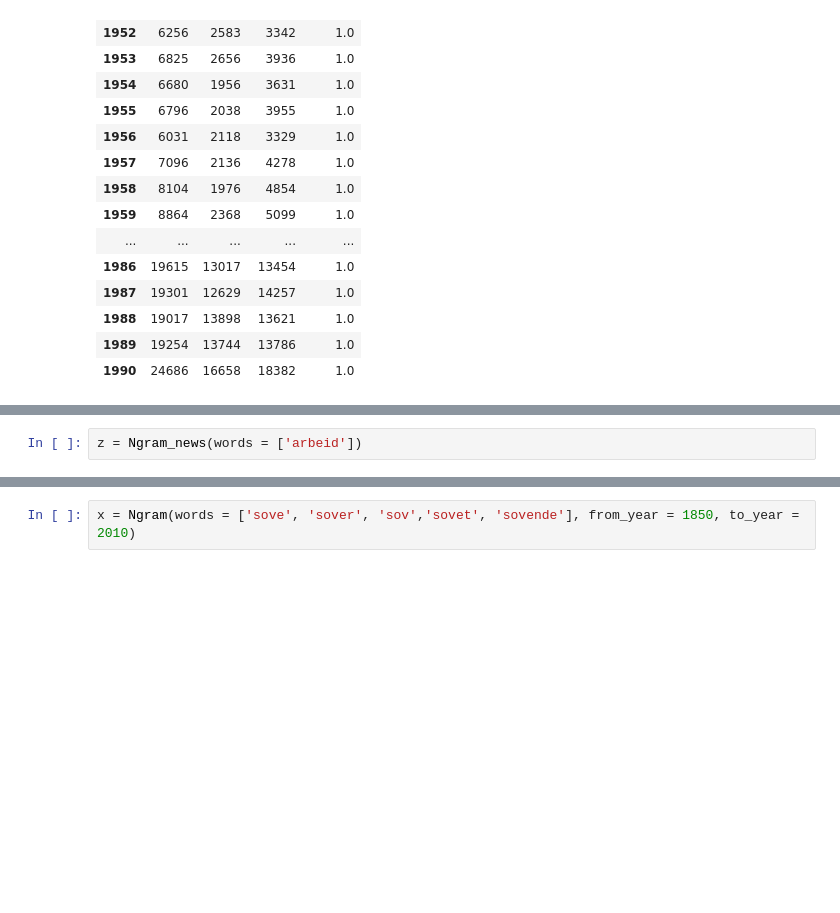
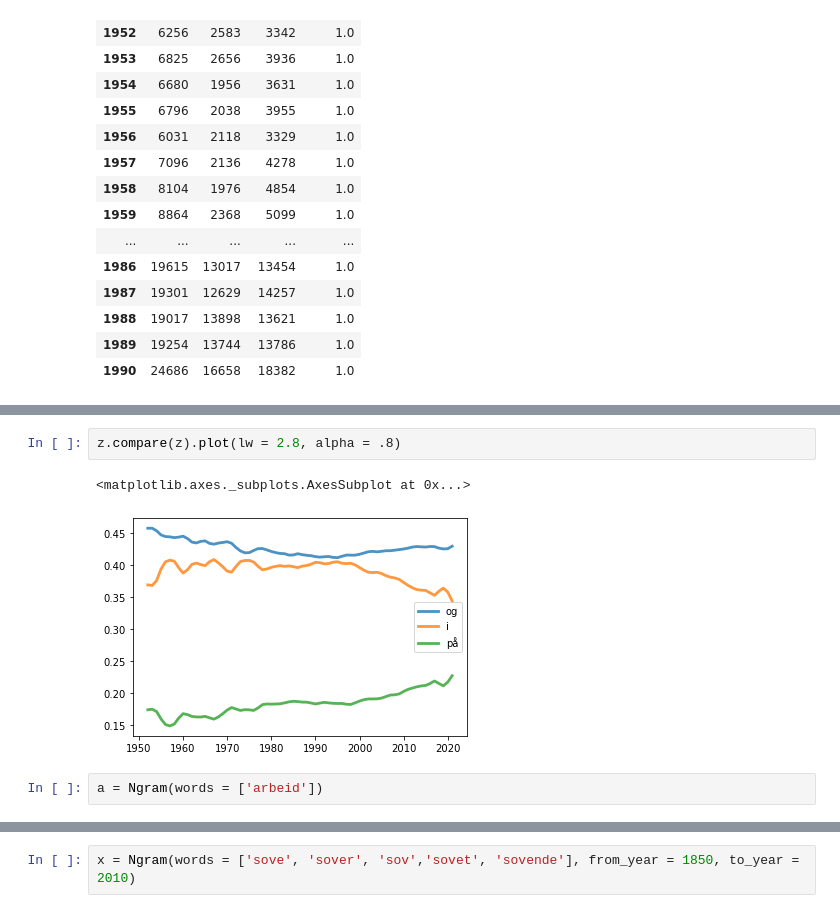
Before and after one commit to Yoonsen/Demo, a Jupyter notebook: Untitled.ipynb, the cells around one changed output, grey strips where cells are left out. Drawn from its saved outputs; the diff is of its cells as text; blank space fills up the shorter version.

```diff
--- a/Untitled.ipynb
+++ b/Untitled.ipynb
@@ -248,5 +289,10 @@ class Ngram_news(Ngram_book):
+# %%
+z.compare(z).plot(lw = 2.8, alpha = .8)
+# %% [output]
+<matplotlib.axes._subplots.AxesSubplot at 0x...>
+[figure, added]
 # %%
-z = Ngram_news(words = ['arbeid'])
+a = Ngram(words = ['arbeid'])
 # %%
 z.plot()
 # %% [output]
```
Also changed, not shown: parts of 7 cells of this notebook.
